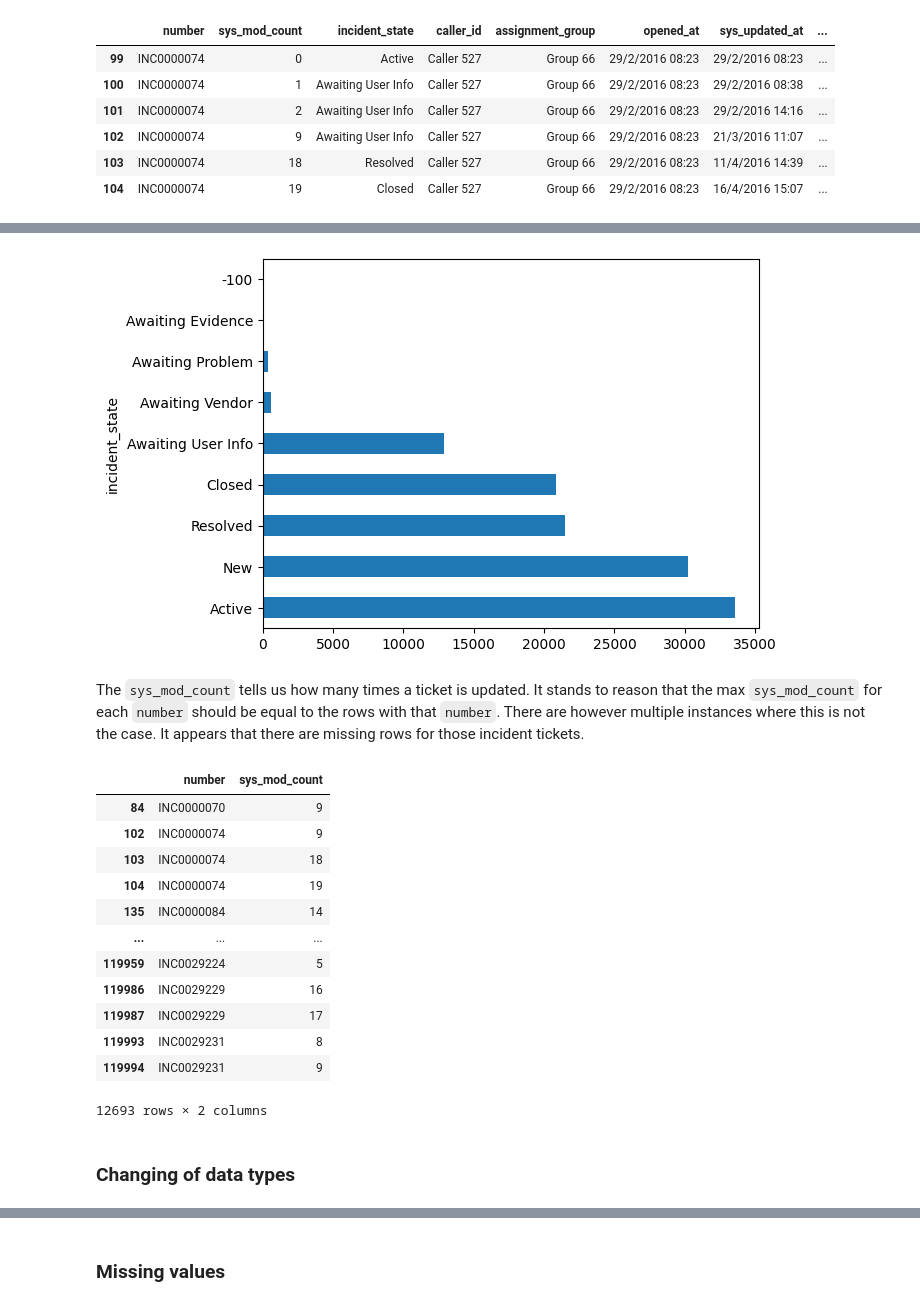
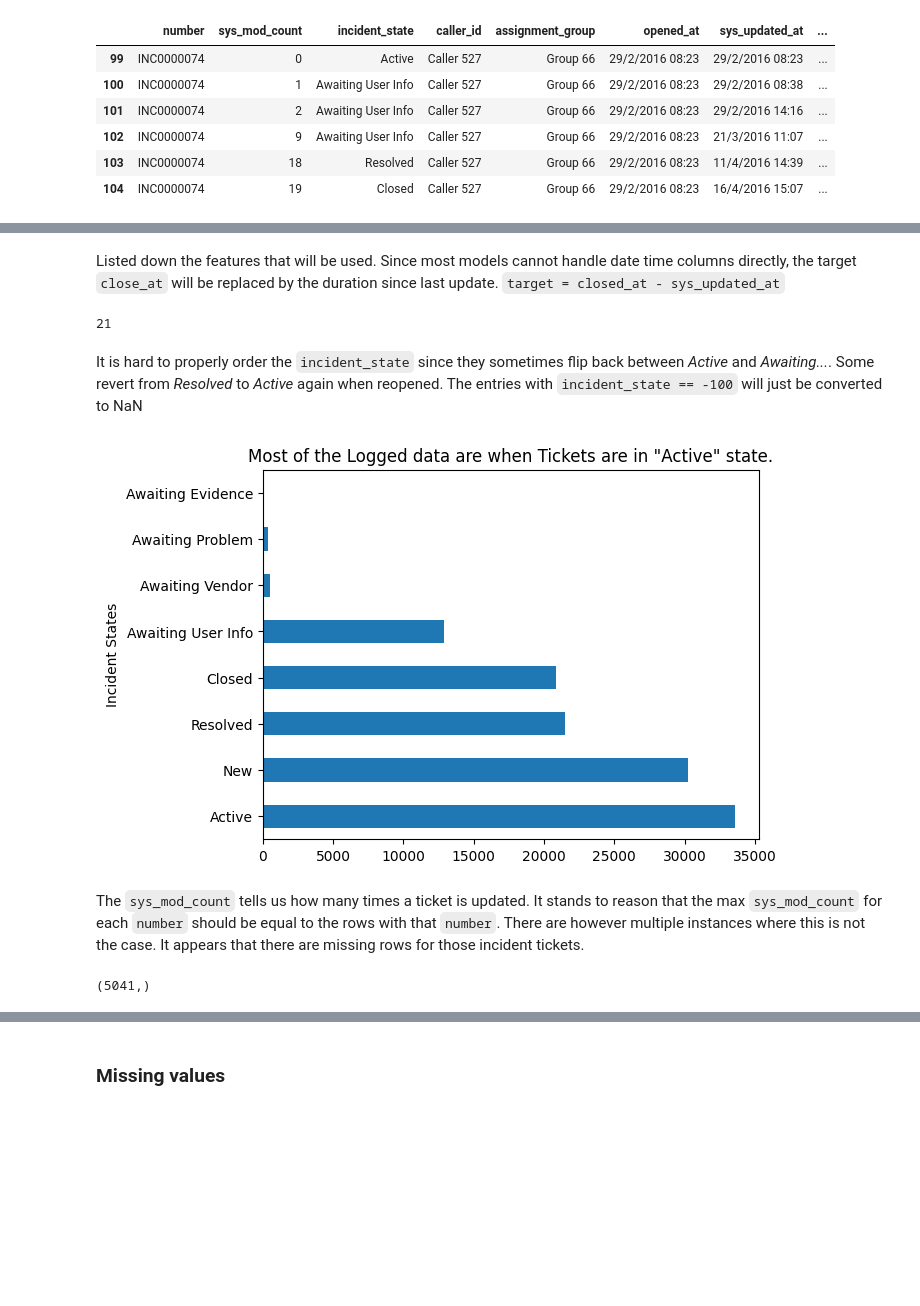
Before and after one commit to khizon/data_analysis, a Jupyter notebook: IT_support/src/exploration.ipynb, the cells around one changed output, grey strips where cells are left out. Drawn from its saved outputs; the diff is of its cells as text; code cells hidden in the pictures; blank space fills up the shorter version.

```diff
--- a/IT_support/src/exploration.ipynb
+++ b/IT_support/src/exploration.ipynb
@@ -63,4 +58,18 @@ Most of the *ordinal columns* are already numbers in string format. Three column
-# %%
-df['incident_state'].value_counts().plot(kind='barh');
-# %% [output]
-[figure, removed]
+# %% [markdown]
+Listed down the features that will be used. Since most models cannot handle date time columns directly, the target `close_at` will be replaced by the duration since last update.
+`target = closed_at - sys_updated_at`
+# %%
+cardinal_cols = ['number', 'caller_id', 'opened_by', 'sys_created_by', 'sys_updated_by', 'contact_type', 'location', 'u_symptom']
+ordinal_cols = ['incident_state', 'reassignment_count', 'reopen_count', 'sys_mod_count', 'impact', 'urgency', 'priority']
+
+boolean_cols = ['cmdb_ci', 'u_priority_confirmation',]
+
+dt_cols = ['opened_at', 'sys_created_at', 'sys_updated_at', 'closed_at']
+
+# to_remove = ['made_sla', 'knowledge', 'notify', 'problem_id', 'rfc', 'vendor', 'caused_by', 'closed_code', 'resolved_by', 'resolved_at', 'closed_at',
+#              'assignment_group', 'assigned_to', 'category', 'subcategory', 'active']
+
+all_cols = cardinal_cols + ordinal_cols + boolean_cols + dt_cols
+len(all_cols)
+# %% [output]
+21
@@ -67,21 +80,17 @@ df['incident_state'].value_counts().plot(kind='barh');
+# %% [markdown]
+It is hard to properly order the `incident_state` since they sometimes flip back between *Active* and *Awaiting...*. Some revert from *Resolved* to *Active* again when reopened. The entries with `incident_state == -100` will just be converted to NaN
+# %%
+df[df['incident_state']=='-100'] = np.nan
+df['incident_state'].value_counts().plot(kind='barh')
+plt.title(f'Most of the Logged data are when Tickets are in "Active" state.')
+plt.ylabel('Incident States')
+plt.show()
+# %% [output]
+[figure, added]
 # %% [markdown]
 The `sys_mod_count` tells us how many times a ticket is updated. It stands to reason that the max `sys_mod_count` for each `number` should be equal to the rows with that `number`. There are however multiple instances where this is not the case. It appears that there are missing rows for those incident tickets.
 # %%
 numbers = df.groupby('number')['number'].transform('count')
-df.loc[df['sys_mod_count']>numbers, ['number', 'sys_mod_count']]
+df.loc[df['sys_mod_count']>numbers, 'number'].unique().shape
 # %% [output]
-|  | number | sys_mod_count |
-| 84 | INC0000070 | 9 |
-| 102 | INC0000074 | 9 |
-| 103 | INC0000074 | 18 |
-| 104 | INC0000074 | 19 |
-| 135 | INC0000084 | 14 |
-| ... | ... | ... |
-| 119959 | INC0029224 | 5 |
-| 119986 | INC0029229 | 16 |
-| 119987 | INC0029229 | 17 |
-| 119993 | INC0029231 | 8 |
-| 119994 | INC0029231 | 9 |
-12693 rows × 2 columns
+(5041,)
-# %% [markdown]
-### Changing of data types
```
Also changed, not shown: parts of 30 cells of this notebook.
